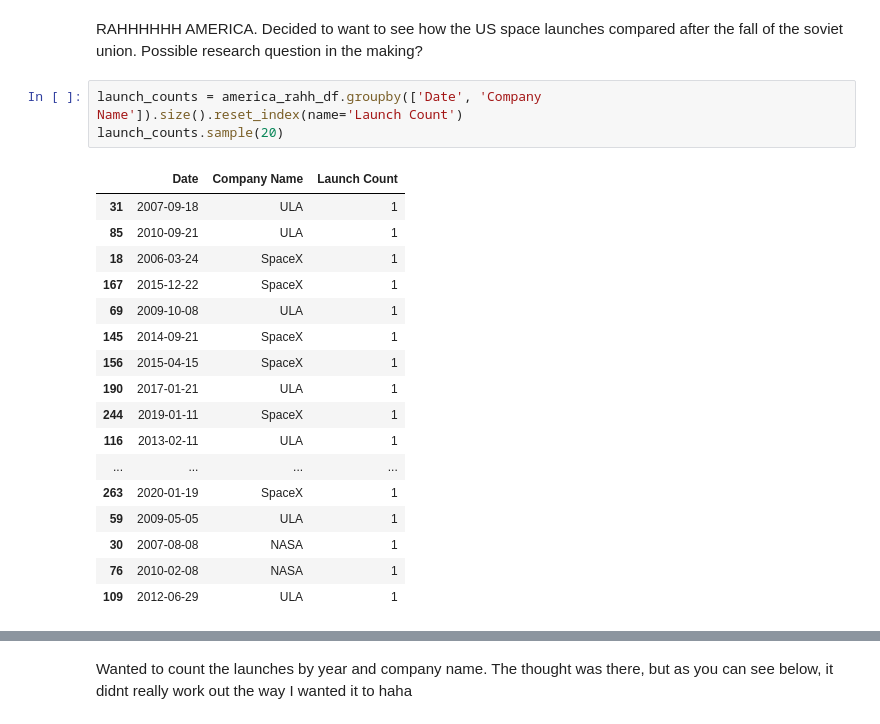
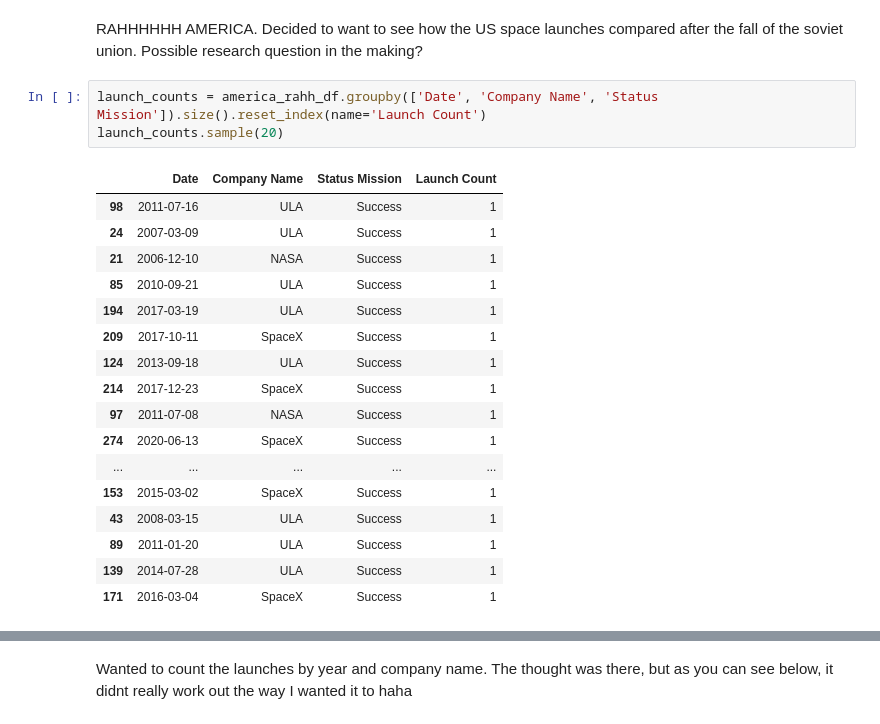
Before and after one commit to ghodgin/space-launch, a Jupyter notebook: launch-exploratory.ipynb, the cells around one changed output, grey strips where cells are left out. Saved outputs shown, nothing was run; the diff lists cells and outputs as text.

```diff
--- a/launch-exploratory.ipynb
+++ b/launch-exploratory.ipynb
@@ -156,23 +156,23 @@ america_rahh_df
 # %% [markdown]
 RAHHHHHH AMERICA. Decided to want to see how the US space launches compared after the fall of the soviet union. Possible research question in the making?
 # %%
-launch_counts = america_rahh_df.groupby(['Date', 'Company Name']).size().reset_index(name='Launch Count')
+launch_counts = america_rahh_df.groupby(['Date', 'Company Name', 'Status Mission']).size().reset_index(name='Launch Count')
 launch_counts.sample(20)
 # %% [output]
-|  | Date | Company Name | Launch Count |
-| 31 | 2007-09-18 | ULA | 1 |
-| 85 | 2010-09-21 | ULA | 1 |
-| 18 | 2006-03-24 | SpaceX | 1 |
-| 167 | 2015-12-22 | SpaceX | 1 |
-| 69 | 2009-10-08 | ULA | 1 |
-| 145 | 2014-09-21 | SpaceX | 1 |
-| 156 | 2015-04-15 | SpaceX | 1 |
-| 190 | 2017-01-21 | ULA | 1 |
-| 244 | 2019-01-11 | SpaceX | 1 |
-| 116 | 2013-02-11 | ULA | 1 |
-| ... | ... | ... | ... |
-| 263 | 2020-01-19 | SpaceX | 1 |
-| 59 | 2009-05-05 | ULA | 1 |
-| 30 | 2007-08-08 | NASA | 1 |
-| 76 | 2010-02-08 | NASA | 1 |
-| 109 | 2012-06-29 | ULA | 1 |
+|  | Date | Company Name | Status Mission | Launch Count |
+| 98 | 2011-07-16 | ULA | Success | 1 |
+| 24 | 2007-03-09 | ULA | Success | 1 |
+| 21 | 2006-12-10 | NASA | Success | 1 |
+| 85 | 2010-09-21 | ULA | Success | 1 |
+| 194 | 2017-03-19 | ULA | Success | 1 |
+| 209 | 2017-10-11 | SpaceX | Success | 1 |
+| 124 | 2013-09-18 | ULA | Success | 1 |
+| 214 | 2017-12-23 | SpaceX | Success | 1 |
+| 97 | 2011-07-08 | NASA | Success | 1 |
+| 274 | 2020-06-13 | SpaceX | Success | 1 |
+| ... | ... | ... | ... | ... |
+| 153 | 2015-03-02 | SpaceX | Success | 1 |
+| 43 | 2008-03-15 | ULA | Success | 1 |
+| 89 | 2011-01-20 | ULA | Success | 1 |
+| 139 | 2014-07-28 | ULA | Success | 1 |
+| 171 | 2016-03-04 | SpaceX | Success | 1 |
```
Also changed, not shown: parts of 8 cells of this notebook, 2 other files.
